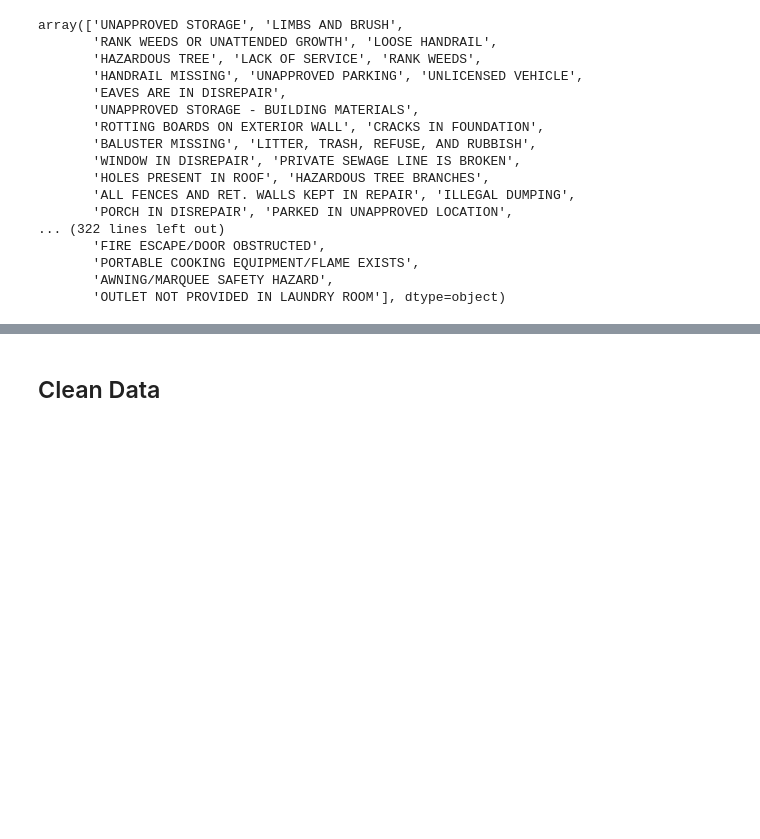
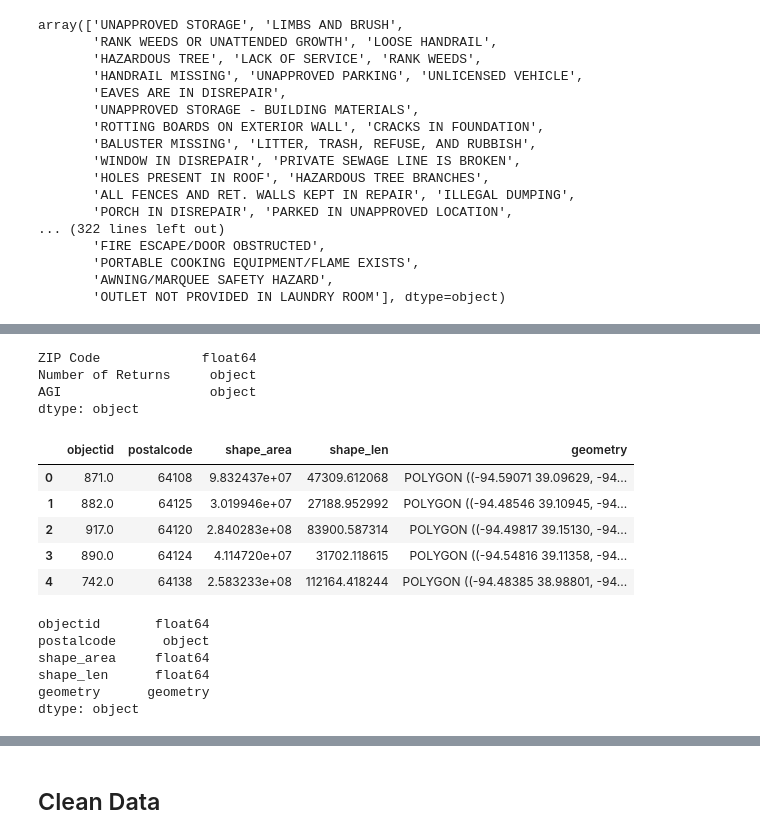
Before and after one commit to sjhaluck/KCMO-Property-and-Crime, a Jupyter notebook: KC_property_crime.ipynb, the cells around one changed output, grey strips where cells are left out. Saved outputs shown, nothing was run; the diff lists cells and outputs as text; code cells hidden in the pictures; blank space fills up the shorter version.

```diff
--- a/KC_property_crime.ipynb
+++ b/KC_property_crime.ipynb
@@ -101,3 +108,6 @@ violations = pd.read_csv('kc_property_violations.csv')
+# %%
+fp = "./Zip Codes/geo_export.shp"
+map_df = gp.read_file(fp)
 # %% [markdown]
 ## Assess Data
 # %%
@@ -402 +443,26 @@ array(['UNAPPROVED STORAGE', 'LIMBS AND BRUSH',
+# %%
+income.dtypes
+# %% [output]
+ZIP Code             float64
+Number of Returns     object
+AGI                   object
+dtype: object
+# %%
+map_df.head()
+# %% [output]
+|  | objectid | postalcode | shape_area | shape_len | geometry |
+| 0 | 871.0 | 64108 | 9.832437e+07 | 47309.612068 | POLYGON ((-94.59071 39.09629, -94... |
+| 1 | 882.0 | 64125 | 3.019946e+07 | 27188.952992 | POLYGON ((-94.48546 39.10945, -94... |
+| 2 | 917.0 | 64120 | 2.840283e+08 | 83900.587314 | POLYGON ((-94.49817 39.15130, -94... |
+| 3 | 890.0 | 64124 | 4.114720e+07 | 31702.118615 | POLYGON ((-94.54816 39.11358, -94... |
+| 4 | 742.0 | 64138 | 2.583233e+08 | 112164.418244 | POLYGON ((-94.48385 38.98801, -94... |
+# %%
+map_df.dtypes
+# %% [output]
+objectid       float64
+postalcode      object
+shape_area     float64
+shape_len      float64
+geometry      geometry
+dtype: object
 # %% [markdown]
```
Also changed, not shown: parts of 49 cells of this notebook, 1 other file.
